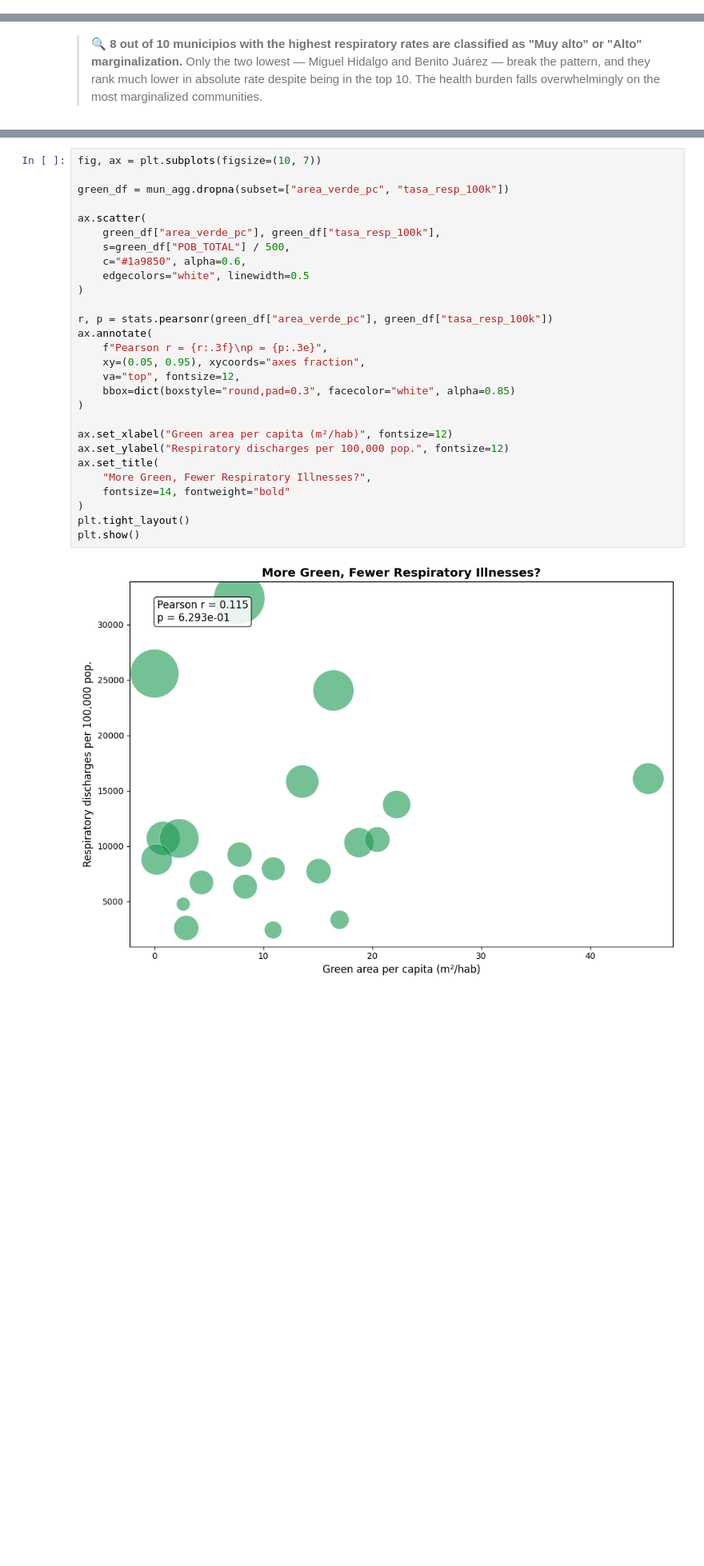
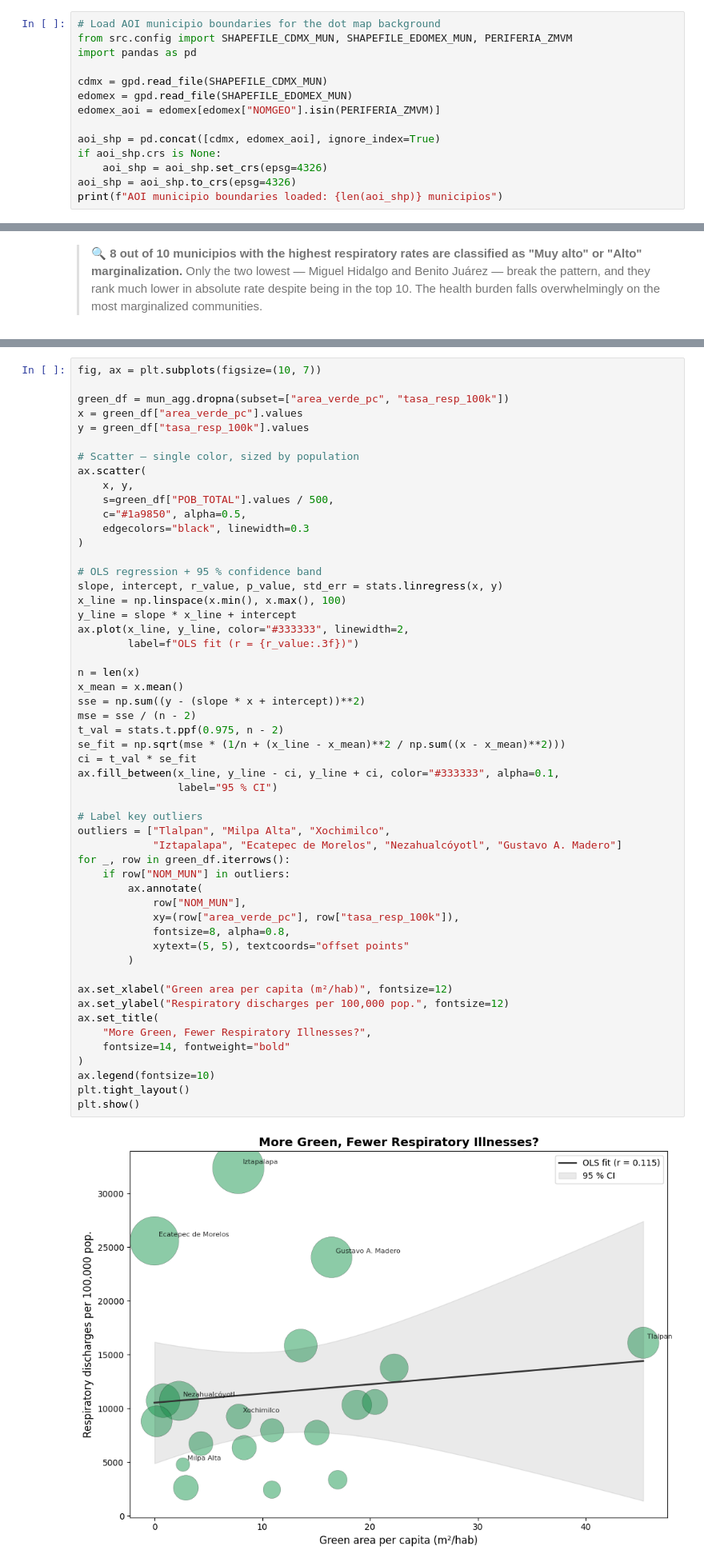
Before and after one commit to nellsdev/desigualdad_verde_cdmx, a Jupyter notebook: notebooks/06_salud_respiratoria.ipynb, the cells around one changed output, grey strips where cells are left out. Shown at 80% size. Saved outputs shown, nothing was run; the diff lists cells and outputs as text; blank space fills up the shorter version.

```diff
--- a/notebooks/06_salud_respiratoria.ipynb
+++ b/notebooks/06_salud_respiratoria.ipynb
@@ -121,0 +127,14 @@ To map the spatial distribution of respiratory disease, we load the INEGI munici
+# %%
+# Load AOI municipio boundaries for the dot map background
+from src.config import SHAPEFILE_CDMX_MUN, SHAPEFILE_EDOMEX_MUN, PERIFERIA_ZMVM
+import pandas as pd
+
+cdmx = gpd.read_file(SHAPEFILE_CDMX_MUN)
+edomex = gpd.read_file(SHAPEFILE_EDOMEX_MUN)
+edomex_aoi = edomex[edomex["NOMGEO"].isin(PERIFERIA_ZMVM)]
+
+aoi_shp = pd.concat([cdmx, edomex_aoi], ignore_index=True)
+if aoi_shp.crs is None:
+    aoi_shp = aoi_shp.set_crs(epsg=4326)
+aoi_shp = aoi_shp.to_crs(epsg=4326)
+print(f"AOI municipio boundaries loaded: {len(aoi_shp)} municipios")
@@ -377,31 +427,56 @@ Green areas are known to improve air quality and reduce urban heat. If that hold
 # %%
 fig, ax = plt.subplots(figsize=(10, 7))
 
 green_df = mun_agg.dropna(subset=["area_verde_pc", "tasa_resp_100k"])
+x = green_df["area_verde_pc"].values
+y = green_df["tasa_resp_100k"].values
 
+# Scatter — single color, sized by population
 ax.scatter(
-    green_df["area_verde_pc"], green_df["tasa_resp_100k"],
-    s=green_df["POB_TOTAL"] / 500,
-    c="#1a9850", alpha=0.6,
-    edgecolors="white", linewidth=0.5
+    x, y,
+    s=green_df["POB_TOTAL"].values / 500,
+    c="#1a9850", alpha=0.5,
+    edgecolors="black", linewidth=0.3
 )
 
-r, p = stats.pearsonr(green_df["area_verde_pc"], green_df["tasa_resp_100k"])
-ax.annotate(
-    f"Pearson r = {r:.3f}\np = {p:.3e}",
-    xy=(0.05, 0.95), xycoords="axes fraction",
-    va="top", fontsize=12,
-    bbox=dict(boxstyle="round,pad=0.3", facecolor="white", alpha=0.85)
-)
+# OLS regression + 95 % confidence band
+slope, intercept, r_value, p_value, std_err = stats.linregress(x, y)
+x_line = np.linspace(x.min(), x.max(), 100)
+y_line = slope * x_line + intercept
+ax.plot(x_line, y_line, color="#333333", linewidth=2,
+        label=f"OLS fit (r = {r_value:.3f})")
+
+n = len(x)
+x_mean = x.mean()
+sse = np.sum((y - (slope * x + intercept))**2)
+mse = sse / (n - 2)
+t_val = stats.t.ppf(0.975, n - 2)
+se_fit = np.sqrt(mse * (1/n + (x_line - x_mean)**2 / np.sum((x - x_mean)**2)))
+ci = t_val * se_fit
+ax.fill_between(x_line, y_line - ci, y_line + ci, color="#333333", alpha=0.1,
+                label="95 % CI")
+
+# Label key outliers
+outliers = ["Tlalpan", "Milpa Alta", "Xochimilco",
+            "Iztapalapa", "Ecatepec de Morelos", "Nezahualcóyotl", "Gustavo A. Madero"]
+for _, row in green_df.iterrows():
+    if row["NOM_MUN"] in outliers:
+        ax.annotate(
+            row["NOM_MUN"],
+            xy=(row["area_verde_pc"], row["tasa_resp_100k"]),
+            fontsize=8, alpha=0.8,
+            xytext=(5, 5), textcoords="offset points"
+        )
 
 ax.set_xlabel("Green area per capita (m²/hab)", fontsize=12)
 ax.set_ylabel("Respiratory discharges per 100,000 pop.", fontsize=12)
 ax.set_title(
     "More Green, Fewer Respiratory Illnesses?",
     fontsize=14, fontweight="bold"
 )
+ax.legend(fontsize=10)
 plt.tight_layout()
 plt.show()
 # %% [output]
-[figure, old version]
+[figure, new version]
 # %% [markdown]
```
Also changed, not shown: parts of 10 cells of this notebook.
